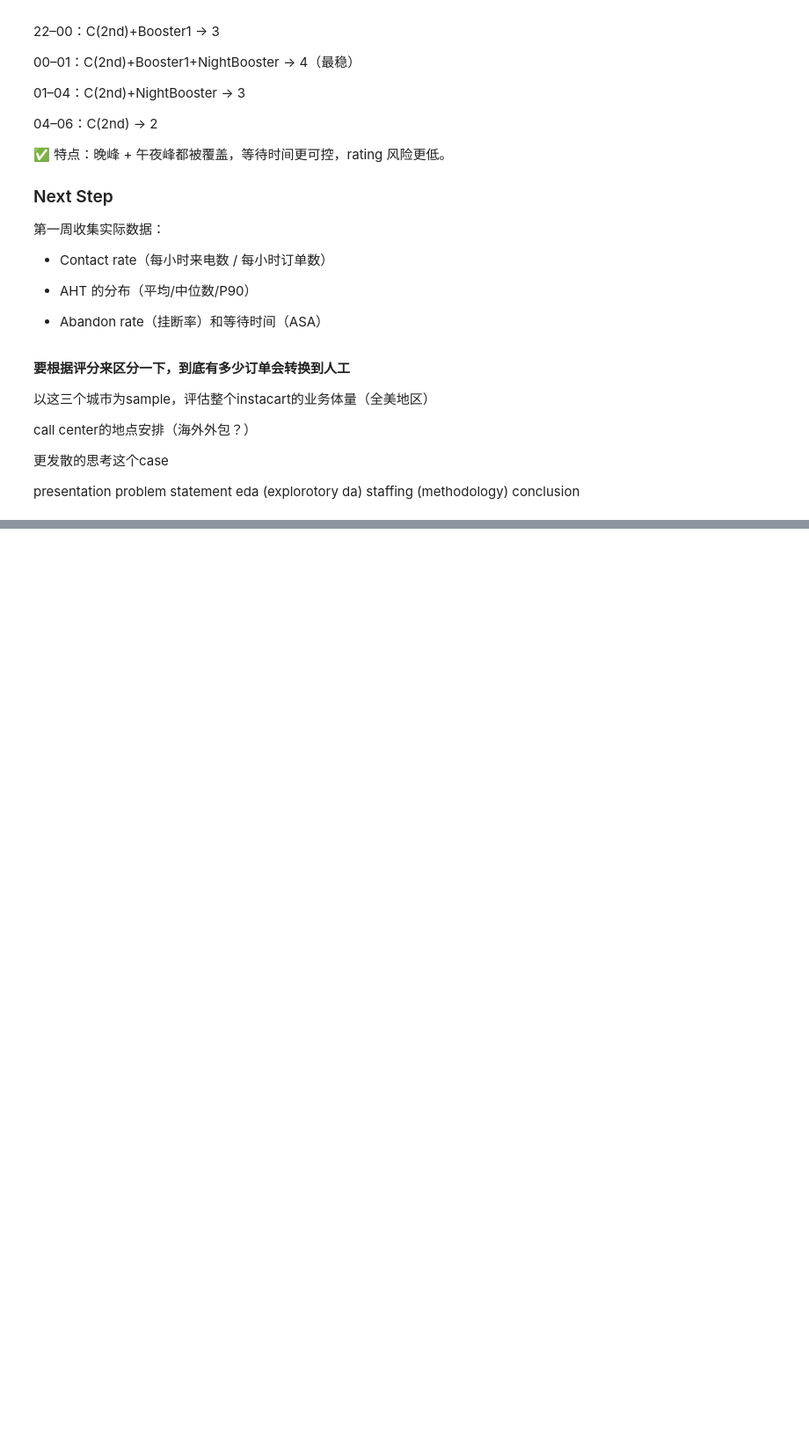
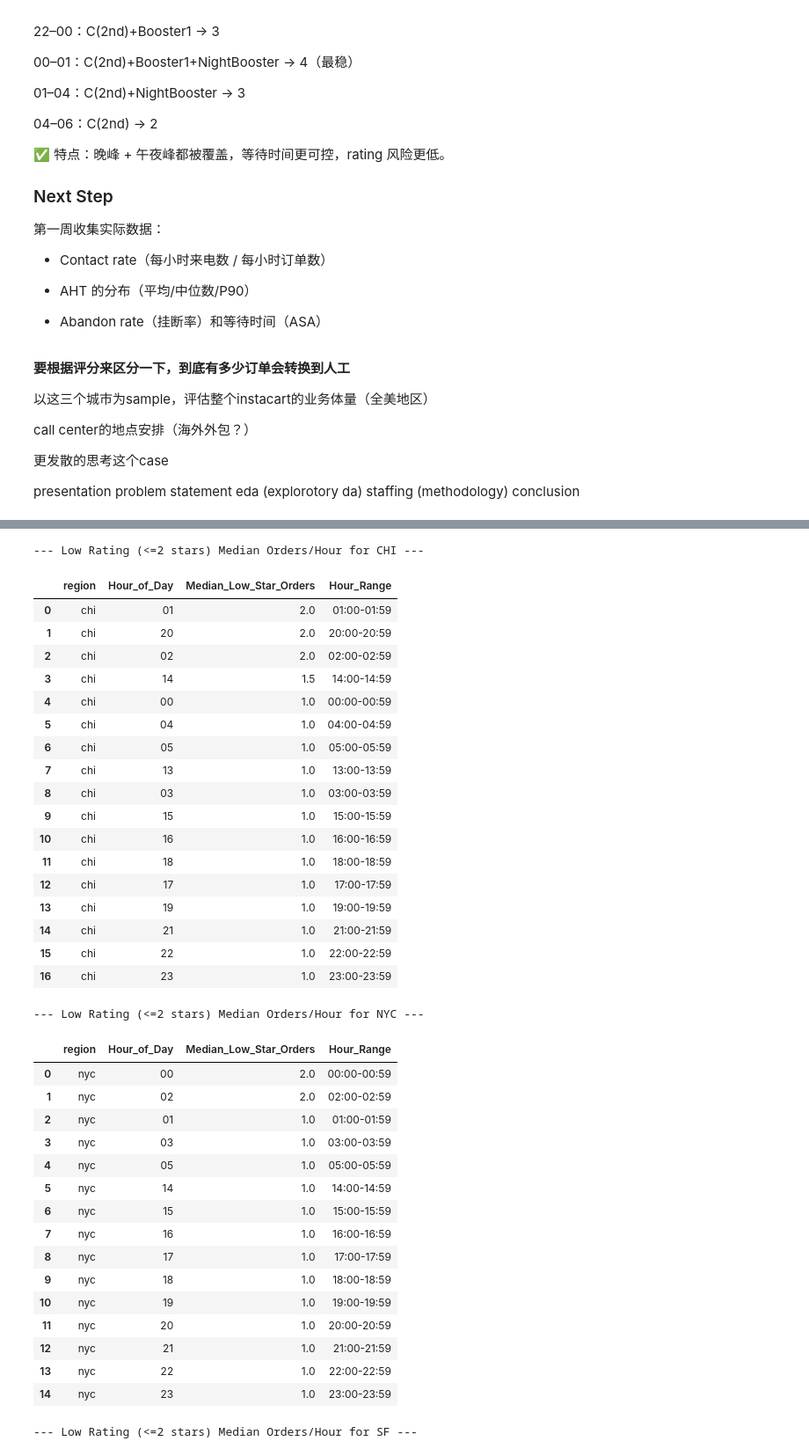
Before and after one commit to PeiZheng224/AI-Powered-Marketing-Content-Pipeline, a Jupyter notebook: instacart_1/takehomefile.ipynb, the cells around one changed output, grey strips where cells are left out. Shown at 88% size. Cells and saved outputs as stored; diff of their text form; code cells hidden in the pictures; blank space fills up the shorter version.

```diff
--- a/instacart_1/takehomefile.ipynb
+++ b/instacart_1/takehomefile.ipynb
@@ -1521,0 +1663,70 @@ Instacart 成立于 2012 年 7 月，最初服务于旧金山湾区本地市场
+# %%
+# Calculate Median Orders Per Day Hourly for orders with rating <= 2
+# 若median_low_star_orders为null，应补为1
+query_low_rating = """
+SELECT
+    region,
+    STRFTIME('%Y-%m-%d', REPLACE(REPLACE(`order delivery time`, ' UTC', ''), ' +0000', '')) AS Order_Date,
+    STRFTIME('%H', REPLACE(REPLACE(`order delivery time`, ' UTC', ''), ' +0000', '')) AS Hour_of_Day,
+    COUNT(`order id`) AS Low_Star_Count
+FROM
+    customer_data
+WHERE
+    `customer order rating` <= 2
+GROUP BY
+    region, Order_Date, Hour_of_Day
+"""
+
+low_rating_daily_df = pd.read_sql(query_low_rating, engine)
+
+# Calculate median per hour per region
+median_low_star_hourly = low_rating_daily_df.groupby(['region', 'Hour_of_Day'])['Low_Star_Count'].median().reset_index()
+median_low_star_hourly.rename(columns={'Low_Star_Count': 'Median_Low_Star_Orders'}, inplace=True)
+
+# Add Hour Range for readability
+median_low_star_hourly['Hour_Range'] = median_low_star_hourly['Hour_of_Day'].apply(lambda x: f"{int(x):02d}:00-{int(x):02d}:59")
+
+# Display per region, sorted by count descending (similar to region_data_sorted)
+unique_regions = median_low_star_hourly['region'].unique()
+for r in unique_regions:
+    print(f"\n--- Low Rating (<=2 stars) Median Orders/Hour for {r.upper()} ---")
+    df_r = median_low_star_hourly[median_low_star_hourly['region'] == r].copy()
+    display(df_r.sort_values('Median_Low_Star_Orders', ascending=False).reset_index(drop=True))
+# %% [output]
+--- Low Rating (<=2 stars) Median Orders/Hour for CHI ---
+|  | region | Hour_of_Day | Median_Low_Star_Orders | Hour_Range |
+| 0 | chi | 01 | 2.0 | 01:00-01:59 |
+| 1 | chi | 20 | 2.0 | 20:00-20:59 |
+| 2 | chi | 02 | 2.0 | 02:00-02:59 |
+| 3 | chi | 14 | 1.5 | 14:00-14:59 |
+| 4 | chi | 00 | 1.0 | 00:00-00:59 |
+| 5 | chi | 04 | 1.0 | 04:00-04:59 |
+| 6 | chi | 05 | 1.0 | 05:00-05:59 |
+| 7 | chi | 13 | 1.0 | 13:00-13:59 |
+| 8 | chi | 03 | 1.0 | 03:00-03:59 |
+| 9 | chi | 15 | 1.0 | 15:00-15:59 |
+| 10 | chi | 16 | 1.0 | 16:00-16:59 |
+| 11 | chi | 18 | 1.0 | 18:00-18:59 |
+| 12 | chi | 17 | 1.0 | 17:00-17:59 |
+| 13 | chi | 19 | 1.0 | 19:00-19:59 |
+| 14 | chi | 21 | 1.0 | 21:00-21:59 |
+| 15 | chi | 22 | 1.0 | 22:00-22:59 |
+| 16 | chi | 23 | 1.0 | 23:00-23:59 |
+--- Low Rating (<=2 stars) Median Orders/Hour for NYC ---
+|  | region | Hour_of_Day | Median_Low_Star_Orders | Hour_Range |
+| 0 | nyc | 00 | 2.0 | 00:00-00:59 |
+| 1 | nyc | 02 | 2.0 | 02:00-02:59 |
+| 2 | nyc | 01 | 1.0 | 01:00-01:59 |
+| 3 | nyc | 03 | 1.0 | 03:00-03:59 |
+| 4 | nyc | 05 | 1.0 | 05:00-05:59 |
+| 5 | nyc | 14 | 1.0 | 14:00-14:59 |
+| 6 | nyc | 15 | 1.0 | 15:00-15:59 |
+| 7 | nyc | 16 | 1.0 | 16:00-16:59 |
+| 8 | nyc | 17 | 1.0 | 17:00-17:59 |
+| 9 | nyc | 18 | 1.0 | 18:00-18:59 |
+| 10 | nyc | 19 | 1.0 | 19:00-19:59 |
+| 11 | nyc | 20 | 1.0 | 20:00-20:59 |
+| 12 | nyc | 21 | 1.0 | 21:00-21:59 |
+| 13 | nyc | 22 | 1.0 | 22:00-22:59 |
+| 14 | nyc | 23 | 1.0 | 23:00-23:59 |
+--- Low Rating (<=2 stars) Median Orders/Hour for SF ---
```
Also changed, not shown: parts of 11 cells of this notebook.
